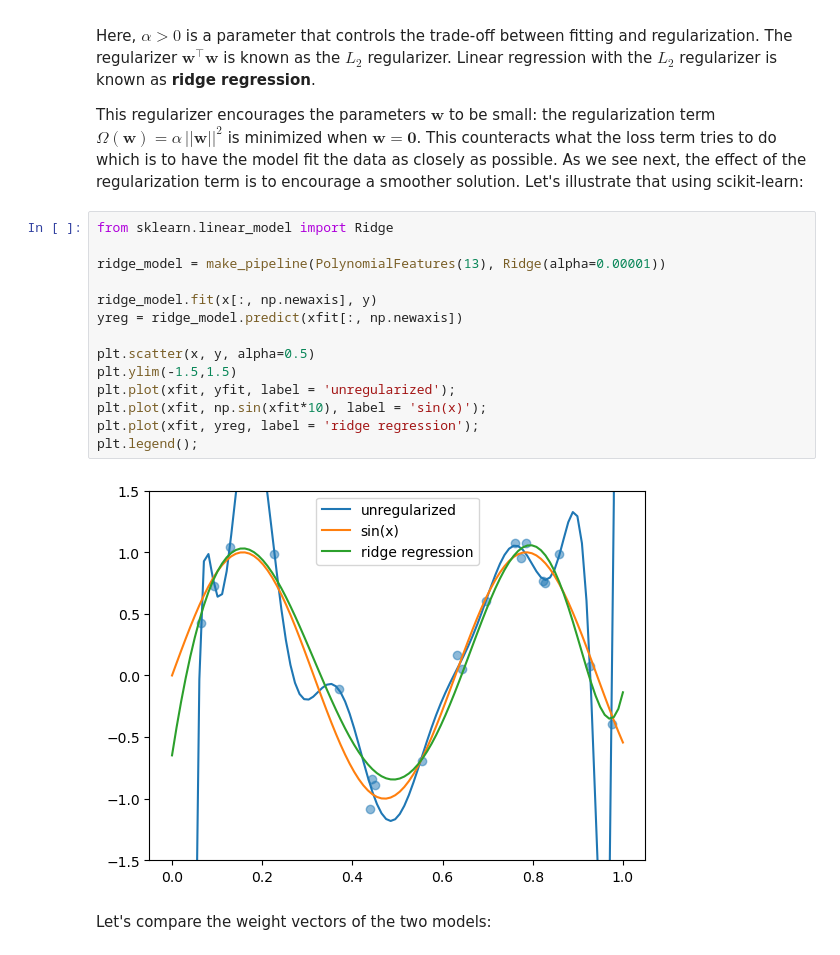
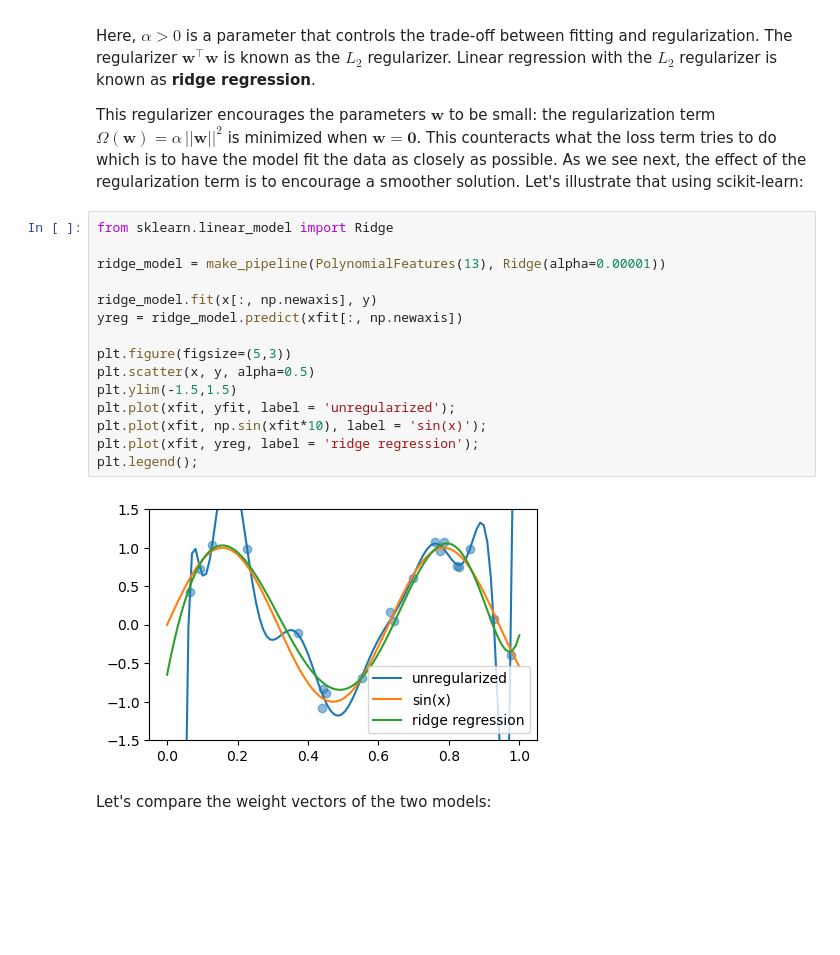
Before and after one commit to asabenhur/CS345, a Jupyter notebook: fall24/notebooks/module04_02_regularization.ipynb, the cells around one changed output. Saved outputs shown, nothing was run; the diff lists cells and outputs as text; blank space fills up the shorter version.

```diff
--- a/fall24/notebooks/module04_02_regularization.ipynb
+++ b/fall24/notebooks/module04_02_regularization.ipynb
@@ -66,19 +67,20 @@ Let's illustrate that using scikit-learn:
 # %%
 from sklearn.linear_model import Ridge
 
 ridge_model = make_pipeline(PolynomialFeatures(13), Ridge(alpha=0.00001))
 
 ridge_model.fit(x[:, np.newaxis], y)
 yreg = ridge_model.predict(xfit[:, np.newaxis])
 
+plt.figure(figsize=(5,3))
 plt.scatter(x, y, alpha=0.5)
 plt.ylim(-1.5,1.5)
 plt.plot(xfit, yfit, label = 'unregularized');
 plt.plot(xfit, np.sin(xfit*10), label = 'sin(x)');
 plt.plot(xfit, yreg, label = 'ridge regression');
 plt.legend();
 # %% [output]
-[figure, old version]
+[figure, new version]
 # %% [markdown]
 Let's compare the weight vectors of the two models:
 # %%
```
Also changed, not shown: parts of 10 cells of this notebook, 1 other file.
